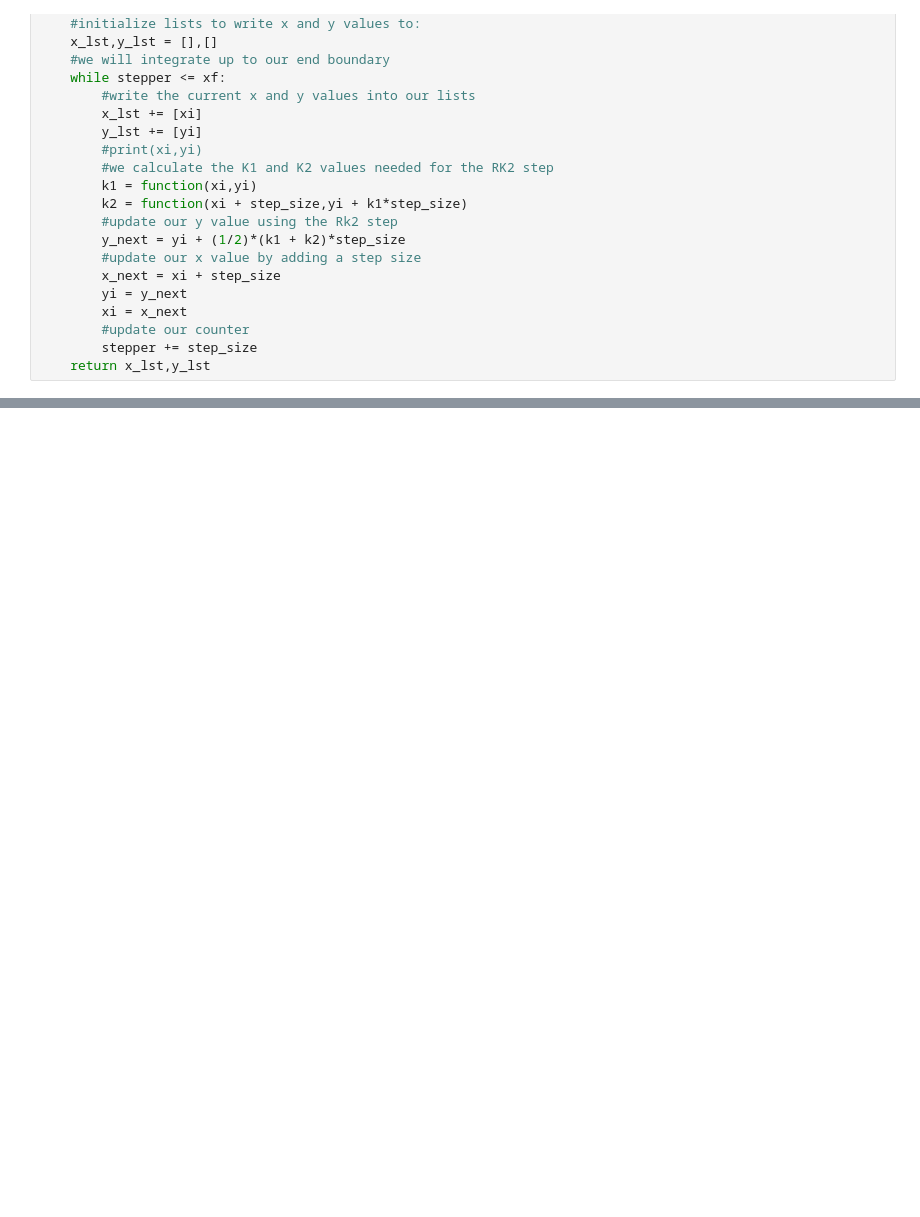
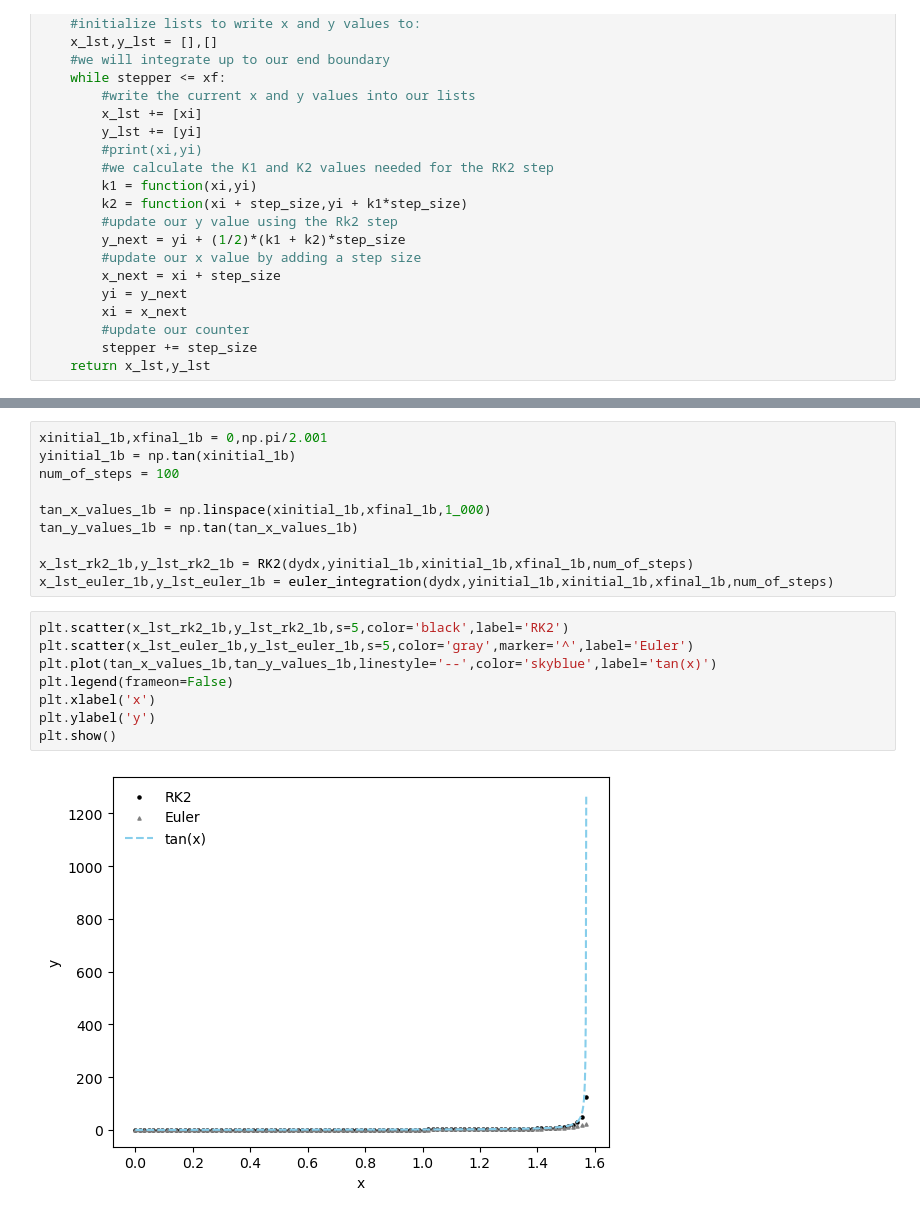
Before and after one commit to gilgarcia-01/ASTR5900, a Jupyter notebook: hw/hw3/ggarcia_hw3_numerical_integration.ipynb, the cells around one changed output, grey strips where cells are left out. Drawn from its saved outputs; the diff is of its cells as text; blank space fills up the shorter version.

```diff
--- a/hw/hw3/ggarcia_hw3_numerical_integration.ipynb
+++ b/hw/hw3/ggarcia_hw3_numerical_integration.ipynb
@@ -162,0 +168,20 @@ plt.show()
+# %%
+xinitial_1b,xfinal_1b = 0,np.pi/2.001
+yinitial_1b = np.tan(xinitial_1b)
+num_of_steps = 100
+
+tan_x_values_1b = np.linspace(xinitial_1b,xfinal_1b,1_000)
+tan_y_values_1b = np.tan(tan_x_values_1b)
+
+x_lst_rk2_1b,y_lst_rk2_1b = RK2(dydx,yinitial_1b,xinitial_1b,xfinal_1b,num_of_steps)
+x_lst_euler_1b,y_lst_euler_1b = euler_integration(dydx,yinitial_1b,xinitial_1b,xfinal_1b,num_of_steps)
+# %%
+plt.scatter(x_lst_rk2_1b,y_lst_rk2_1b,s=5,color='black',label='RK2')
+plt.scatter(x_lst_euler_1b,y_lst_euler_1b,s=5,color='gray',marker='^',label='Euler')
+plt.plot(tan_x_values_1b,tan_y_values_1b,linestyle='--',color='skyblue',label='tan(x)')
+plt.legend(frameon=False)
+plt.xlabel('x')
+plt.ylabel('y')
+plt.show()
+# %% [output]
+[figure, added]
```
Also changed, not shown: parts of 14 cells of this notebook.
